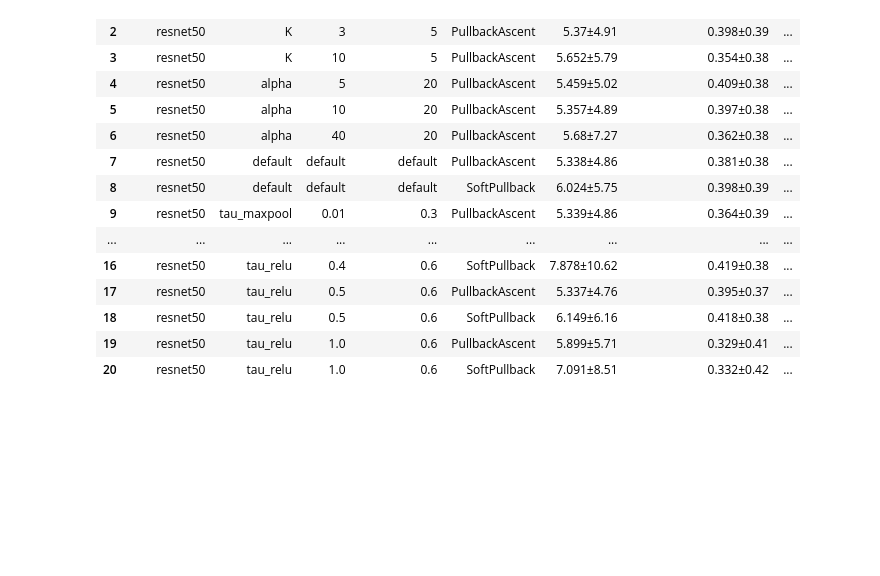
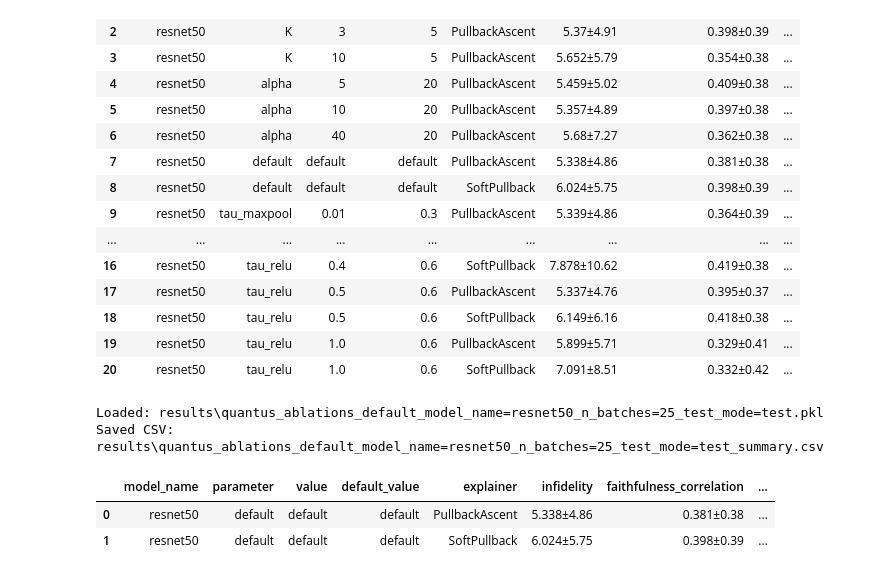
Before and after one commit to 314-Foundation/SemanticPullbacks, a Jupyter notebook: notebooks/verify_results.ipynb, the cells around one changed output. Cells and saved outputs as stored; diff of their text form; code cells hidden in the pictures; blank space fills up the shorter version.

```diff
--- a/notebooks/verify_results.ipynb
+++ b/notebooks/verify_results.ipynb
@@ -208,3 +208,76 @@ Saved CSV: results\quantus_ablations_model_name=resnet50_n_batches=25_test_mode=
 | 18 | resnet50 | tau_relu | 0.5 | 0.6 | SoftPullback | 6.149±6.16 | 0.418±0.38 | ... |
 | 19 | resnet50 | tau_relu | 1.0 | 0.6 | PullbackAscent | 5.899±5.71 | 0.329±0.41 | ... |
 | 20 | resnet50 | tau_relu | 1.0 | 0.6 | SoftPullback | 7.091±8.51 | 0.332±0.42 | ... |
+# %%
+from pathlib import Path
+import numpy as np
+import pandas as pd
+from IPython.display import display
+
+# Output file from evaluate_ablations.py
+pkl_path = Path("results/quantus_ablations_default_model_name=resnet50_n_batches=25_test_mode=test.pkl")
+# pkl_path = Path("results/quantus_ablations_model_name=resnet50.pkl")
+csv_path = pkl_path.with_name(pkl_path.stem + "_summary.csv")
+
+if not pkl_path.exists():
+    raise FileNotFoundError(f"File not found: {pkl_path}")
+
+df = pd.read_pickle(pkl_path)
+meta_cols = ["model_name", "parameter", "value", "default_value", "explainer"]
+
+metric_cols = [
+    col
+    for col in df.columns
+    if col not in meta_cols and not col.startswith("is_default")
+]
+group_cols = ["model_name", "parameter", "value", "default_value", "explainer"]
+
+def _as_float_array(value):
+    if isinstance(value, (list, tuple, np.ndarray, pd.Series)):
+        arr = np.asarray(value, dtype=float).reshape(-1)
+    else:
+        arr = np.asarray([value], dtype=float)
+    return arr[np.isfinite(arr)]
+
+def _format_val(x, precision=3):
+    if np.isnan(x):
+        return ""
+    if abs(x) >= 1e4 or (abs(x) > 0 and abs(x) < 1e-3):
+        return f"{x:.2e}"
+    s = f"{x:.{precision}f}"
+    return s.rstrip("0").rstrip(".") if "." in s else s
+
+def _format_mean_std(arr, precision=3):
+    if arr.size == 0:
+        return ""
+    mean = arr.mean()
+    std = arr.std()
+    mean_str = _format_val(mean, precision=precision)
+    std_str = _format_val(std, precision=max(1, precision - 1))
+    return f"{mean_str}±{std_str}"
+
+summary_rows = []
+for _, row in df.iterrows():
+    base = {col: row[col] for col in group_cols}
+    for metric in metric_cols:
+        arr = _as_float_array(row[metric])
+        base[metric] = _format_mean_std(arr, precision=3)
+    summary_rows.append(base)
+
+summary = (
+    pd.DataFrame(summary_rows)
+    .sort_values(["model_name", "parameter", "value", "explainer"])
+    .reset_index(drop=True)
+)
+
+summary.to_csv(csv_path, index=False)
+
+print(f"Loaded: {pkl_path}")
+print(f"Saved CSV: {csv_path}")
+display(summary)
+# %% [output]
+Loaded: results\quantus_ablations_default_model_name=resnet50_n_batches=25_test_mode=test.pkl
+Saved CSV: results\quantus_ablations_default_model_name=resnet50_n_batches=25_test_mode=test_summary.csv
+|  | model_name | parameter | value | default_value | explainer | infidelity | faithfulness_correlation | ... |
+| 0 | resnet50 | default | default | default | PullbackAscent | 5.338±4.86 | 0.381±0.38 | ... |
+| 1 | resnet50 | default | default | default | SoftPullback | 6.024±5.75 | 0.398±0.39 | ... |
```
Also changed, not shown: parts of 1 cell of this notebook, 6 other files.
